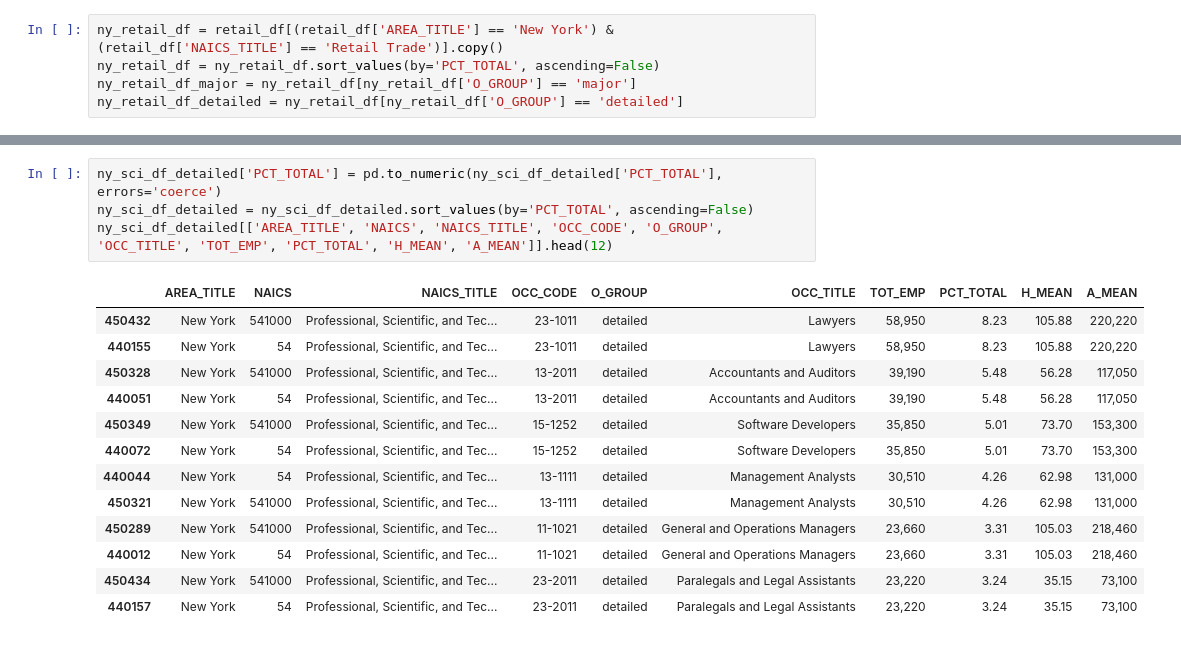
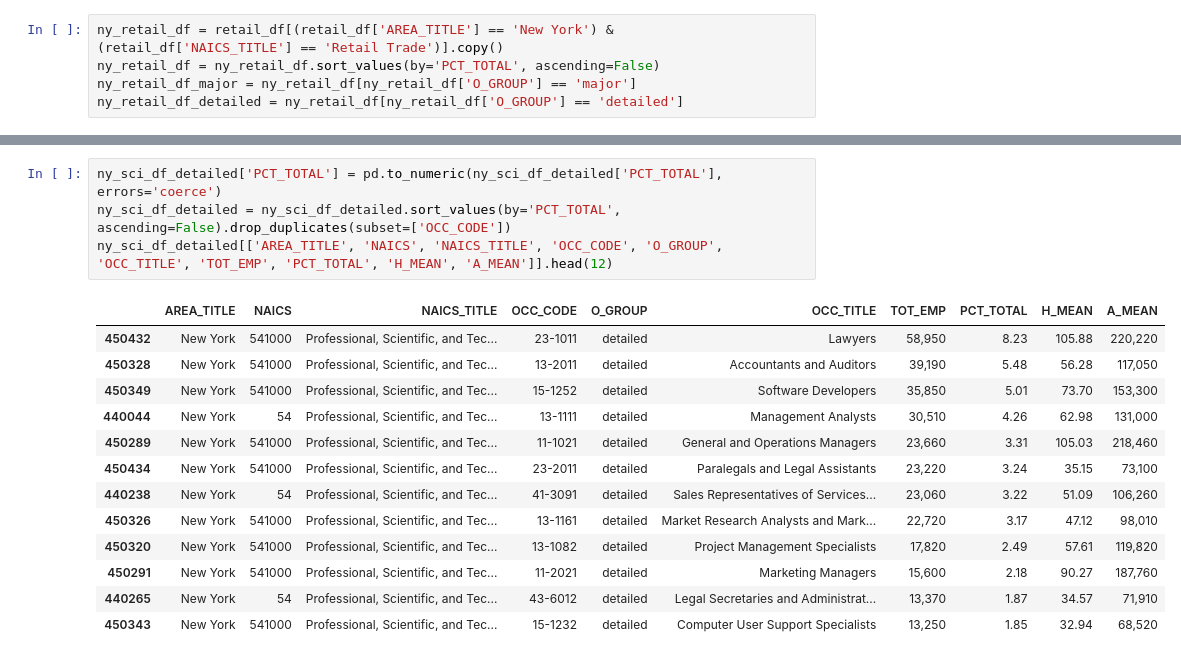
Before and after one commit to maggiechua/Ghost-Jobs-Research, a Jupyter notebook: jobscraper/bls_data/bls_sectors.ipynb, the cells around one changed output, grey strips where cells are left out. Saved outputs shown, nothing was run; the diff lists cells and outputs as text.

```diff
--- a/jobscraper/bls_data/bls_sectors.ipynb
+++ b/jobscraper/bls_data/bls_sectors.ipynb
@@ -405,21 +482,21 @@ ny_sci_df_major[['AREA_TITLE', 'NAICS', 'NAICS_TITLE', 'OCC_CODE', 'O_GROUP', 'O
 # %%
 ny_sci_df_detailed['PCT_TOTAL'] = pd.to_numeric(ny_sci_df_detailed['PCT_TOTAL'], errors='coerce')
-ny_sci_df_detailed = ny_sci_df_detailed.sort_values(by='PCT_TOTAL', ascending=False)
+ny_sci_df_detailed = ny_sci_df_detailed.sort_values(by='PCT_TOTAL', ascending=False).drop_duplicates(subset=['OCC_CODE'])
 ny_sci_df_detailed[['AREA_TITLE', 'NAICS', 'NAICS_TITLE', 'OCC_CODE', 'O_GROUP', 'OCC_TITLE', 'TOT_EMP', 'PCT_TOTAL', 'H_MEAN', 'A_MEAN']].head(12)
 # %% [output]
 |  | AREA_TITLE | NAICS | NAICS_TITLE | OCC_CODE | O_GROUP | OCC_TITLE | TOT_EMP | PCT_TOTAL | H_MEAN | A_MEAN |
 | 450432 | New York | 541000 | Professional, Scientific, and Tec... | 23-1011 | detailed | Lawyers | 58,950 | 8.23 | 105.88 | 220,220 |
-| 440155 | New York | 54 | Professional, Scientific, and Tec... | 23-1011 | detailed | Lawyers | 58,950 | 8.23 | 105.88 | 220,220 |
 | 450328 | New York | 541000 | Professional, Scientific, and Tec... | 13-2011 | detailed | Accountants and Auditors | 39,190 | 5.48 | 56.28 | 117,050 |
-| 440051 | New York | 54 | Professional, Scientific, and Tec... | 13-2011 | detailed | Accountants and Auditors | 39,190 | 5.48 | 56.28 | 117,050 |
 | 450349 | New York | 541000 | Professional, Scientific, and Tec... | 15-1252 | detailed | Software Developers | 35,850 | 5.01 | 73.70 | 153,300 |
-| 440072 | New York | 54 | Professional, Scientific, and Tec... | 15-1252 | detailed | Software Developers | 35,850 | 5.01 | 73.70 | 153,300 |
 | 440044 | New York | 54 | Professional, Scientific, and Tec... | 13-1111 | detailed | Management Analysts | 30,510 | 4.26 | 62.98 | 131,000 |
-| 450321 | New York | 541000 | Professional, Scientific, and Tec... | 13-1111 | detailed | Management Analysts | 30,510 | 4.26 | 62.98 | 131,000 |
 | 450289 | New York | 541000 | Professional, Scientific, and Tec... | 11-1021 | detailed | General and Operations Managers | 23,660 | 3.31 | 105.03 | 218,460 |
-| 440012 | New York | 54 | Professional, Scientific, and Tec... | 11-1021 | detailed | General and Operations Managers | 23,660 | 3.31 | 105.03 | 218,460 |
 | 450434 | New York | 541000 | Professional, Scientific, and Tec... | 23-2011 | detailed | Paralegals and Legal Assistants | 23,220 | 3.24 | 35.15 | 73,100 |
-| 440157 | New York | 54 | Professional, Scientific, and Tec... | 23-2011 | detailed | Paralegals and Legal Assistants | 23,220 | 3.24 | 35.15 | 73,100 |
+| 440238 | New York | 54 | Professional, Scientific, and Tec... | 41-3091 | detailed | Sales Representatives of Services... | 23,060 | 3.22 | 51.09 | 106,260 |
+| 450326 | New York | 541000 | Professional, Scientific, and Tec... | 13-1161 | detailed | Market Research Analysts and Mark... | 22,720 | 3.17 | 47.12 | 98,010 |
+| 450320 | New York | 541000 | Professional, Scientific, and Tec... | 13-1082 | detailed | Project Management Specialists | 17,820 | 2.49 | 57.61 | 119,820 |
+| 450291 | New York | 541000 | Professional, Scientific, and Tec... | 11-2021 | detailed | Marketing Managers | 15,600 | 2.18 | 90.27 | 187,760 |
+| 440265 | New York | 54 | Professional, Scientific, and Tec... | 43-6012 | detailed | Legal Secretaries and Administrat... | 13,370 | 1.87 | 34.57 | 71,910 |
+| 450343 | New York | 541000 | Professional, Scientific, and Tec... | 15-1232 | detailed | Computer User Support Specialists | 13,250 | 1.85 | 32.94 | 68,520 |
 # %%
 ny_health_df_major['PCT_TOTAL'] = pd.to_numeric(ny_health_df_major['PCT_TOTAL'], errors='coerce')
 ny_health_df_major = ny_health_df_major.sort_values(by='PCT_TOTAL', ascending=False)
```
Also changed, not shown: parts of 26 cells of this notebook.
